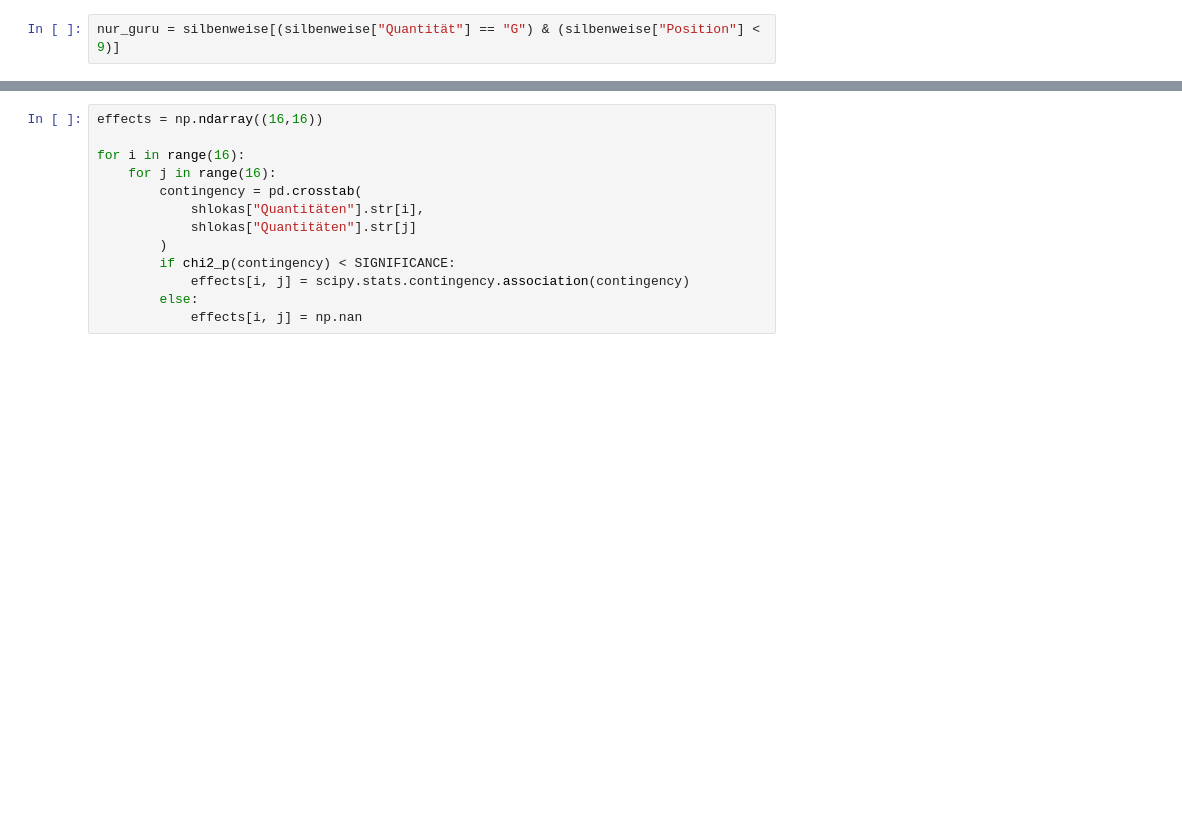
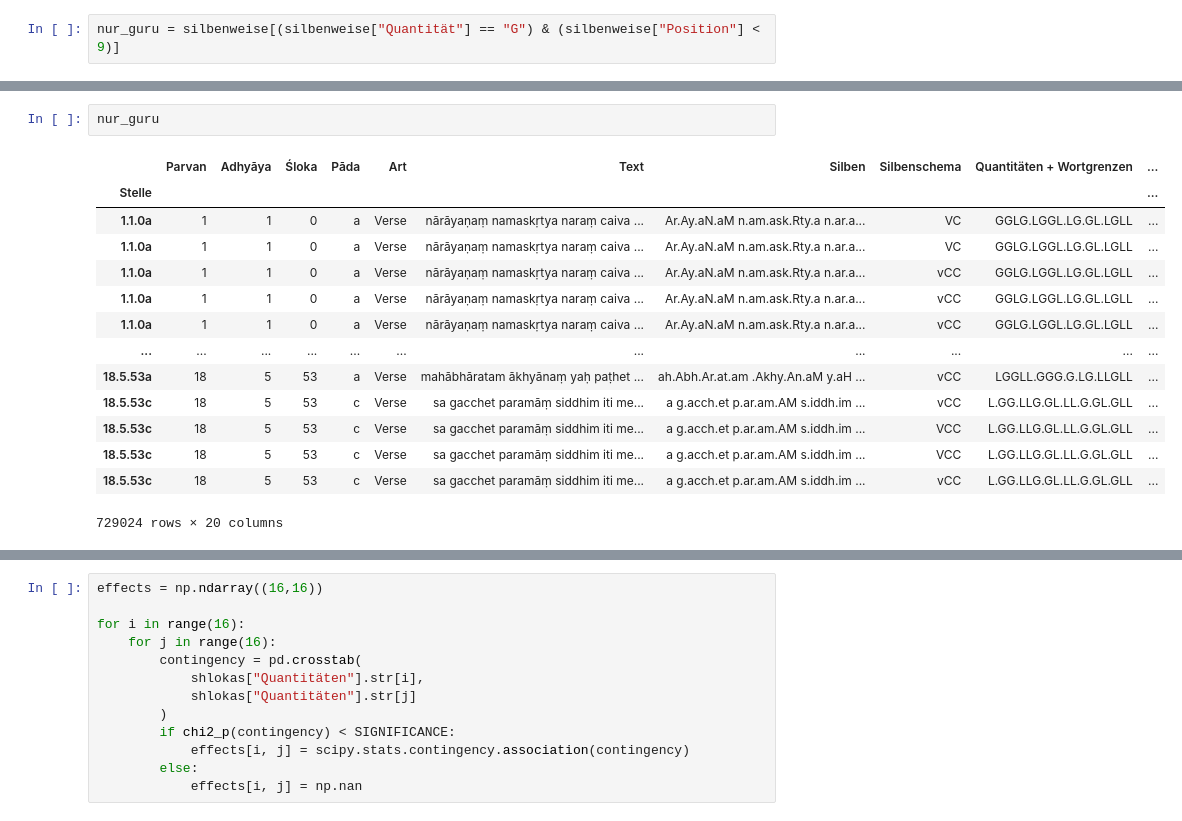
Before and after one commit to kmein/shloka, a Jupyter notebook: statistics.ipynb, the cells around one changed output, grey strips where cells are left out. Cells and saved outputs as stored; diff of their text form; blank space fills up the shorter version.

```diff
--- a/statistics.ipynb
+++ b/statistics.ipynb
@@ -526,6 +526,23 @@ contingency_semi_cadence_position.style.background_gradient(axis="columns", cmap
 | LLG | 33 | 35 | 38 | 47 | 0 | 0 | 49 | 43 |
 | LGL | 8 | 32 | 8 | 32 | 0 | 34 | 0 | 15 |
 | GGL | 6 | 8 | 5 | 9 | 11 | 11 | 0 | 10 |
+# %%
+nur_guru
+# %% [output]
+|  | Parvan | Adhyāya | Śloka | Pāda | Art | Text | Silben | Silbenschema | Quantitäten + Wortgrenzen | ... |
+| Stelle |  |  |  |  |  |  |  |  |  | ... |
+| 1.1.0a | 1 | 1 | 0 | a | Verse | nārāyaṇaṃ namaskṛtya naraṃ caiva ... | Ar.Ay.aN.aM n.am.ask.Rty.a n.ar.a... | VC | GGLG.LGGL.LG.GL.LGLL | ... |
+| 1.1.0a | 1 | 1 | 0 | a | Verse | nārāyaṇaṃ namaskṛtya naraṃ caiva ... | Ar.Ay.aN.aM n.am.ask.Rty.a n.ar.a... | VC | GGLG.LGGL.LG.GL.LGLL | ... |
+| 1.1.0a | 1 | 1 | 0 | a | Verse | nārāyaṇaṃ namaskṛtya naraṃ caiva ... | Ar.Ay.aN.aM n.am.ask.Rty.a n.ar.a... | vCC | GGLG.LGGL.LG.GL.LGLL | ... |
+| 1.1.0a | 1 | 1 | 0 | a | Verse | nārāyaṇaṃ namaskṛtya naraṃ caiva ... | Ar.Ay.aN.aM n.am.ask.Rty.a n.ar.a... | vCC | GGLG.LGGL.LG.GL.LGLL | ... |
+| 1.1.0a | 1 | 1 | 0 | a | Verse | nārāyaṇaṃ namaskṛtya naraṃ caiva ... | Ar.Ay.aN.aM n.am.ask.Rty.a n.ar.a... | vCC | GGLG.LGGL.LG.GL.LGLL | ... |
+| ... | ... | ... | ... | ... | ... | ... | ... | ... | ... | ... |
+| 18.5.53a | 18 | 5 | 53 | a | Verse | mahābhāratam ākhyānaṃ yaḥ paṭhet ... | ah.Abh.Ar.at.am .Akhy.An.aM y.aH ... | vCC | LGGLL.GGG.G.LG.LLGLL | ... |
+| 18.5.53c | 18 | 5 | 53 | c | Verse | sa gacchet paramāṃ siddhim iti me... | a g.acch.et p.ar.am.AM s.iddh.im ... | vCC | L.GG.LLG.GL.LL.G.GL.GLL | ... |
+| 18.5.53c | 18 | 5 | 53 | c | Verse | sa gacchet paramāṃ siddhim iti me... | a g.acch.et p.ar.am.AM s.iddh.im ... | VCC | L.GG.LLG.GL.LL.G.GL.GLL | ... |
+| 18.5.53c | 18 | 5 | 53 | c | Verse | sa gacchet paramāṃ siddhim iti me... | a g.acch.et p.ar.am.AM s.iddh.im ... | VCC | L.GG.LLG.GL.LL.G.GL.GLL | ... |
+| 18.5.53c | 18 | 5 | 53 | c | Verse | sa gacchet paramāṃ siddhim iti me... | a g.acch.et p.ar.am.AM s.iddh.im ... | vCC | L.GG.LLG.GL.LL.G.GL.GLL | ... |
+729024 rows × 20 columns
 # %%
 # no effect to be seen, also tried with .reopening and .cadence
 pd.crosstab(
```
Also changed, not shown: parts of 23 cells of this notebook.
